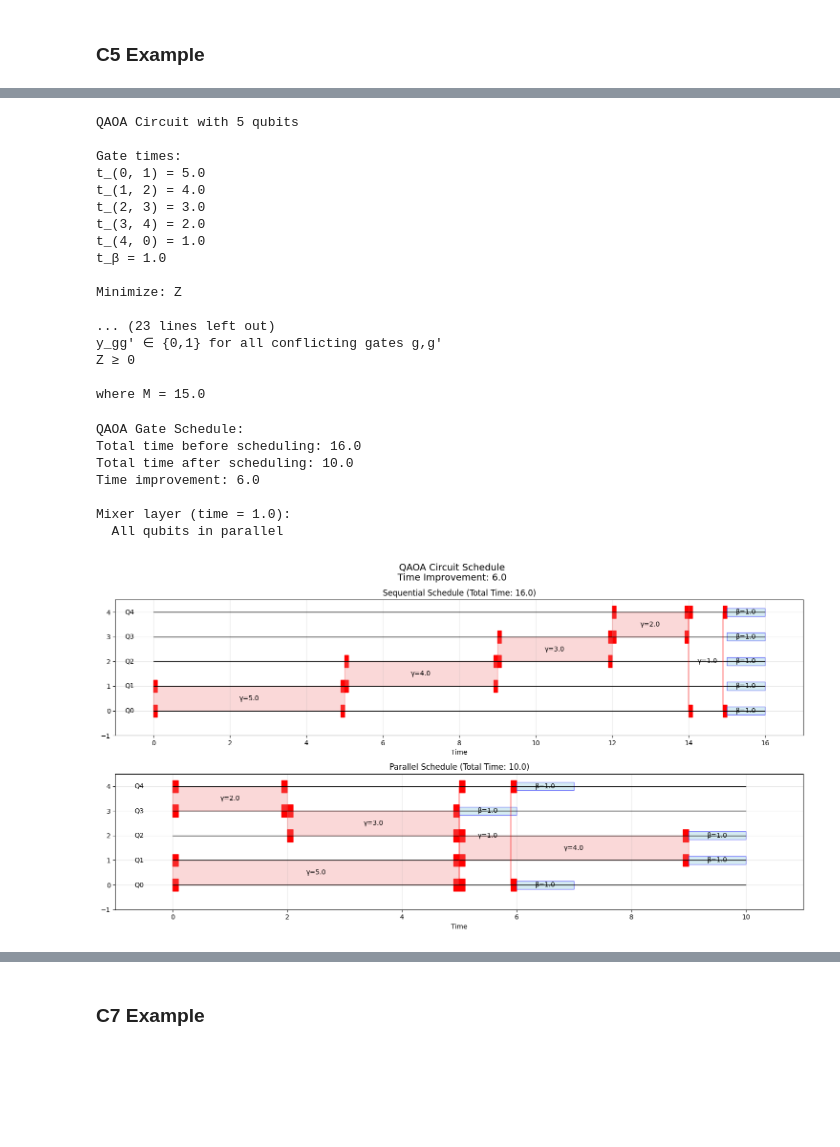
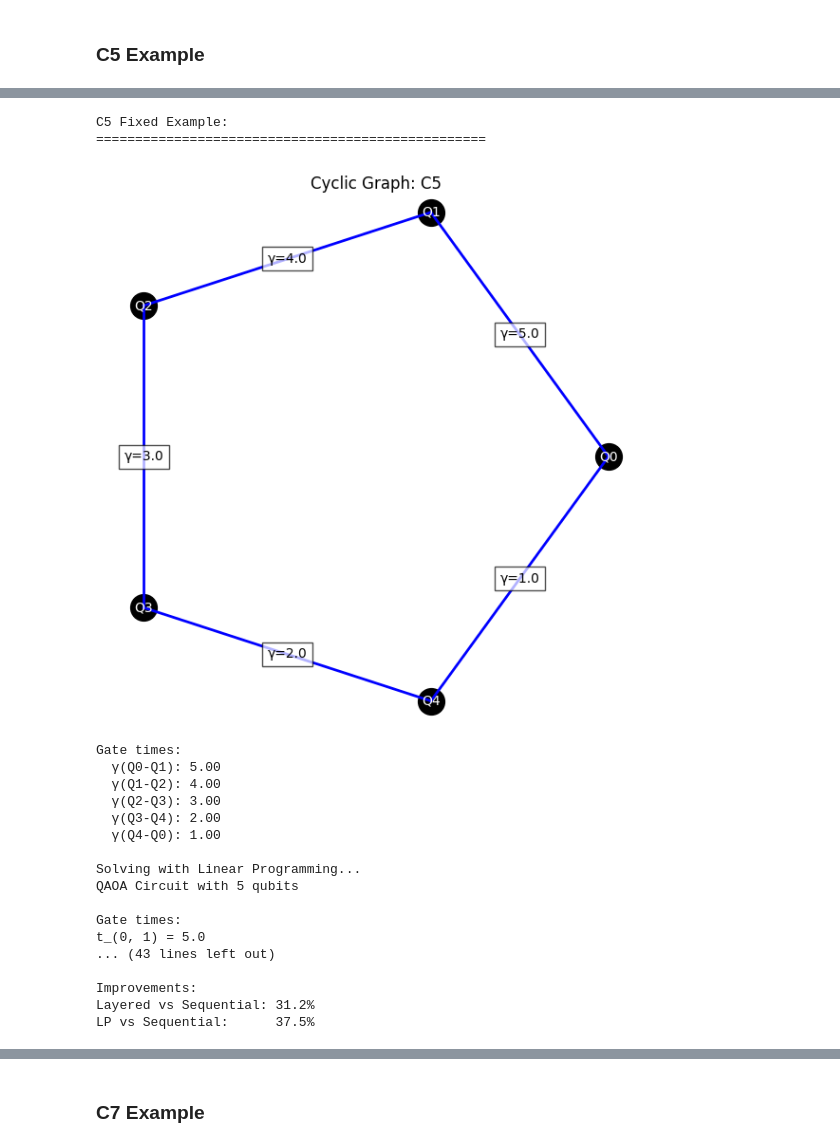
Before and after one commit to Mostafa-Atallah2020/QintProg, a Jupyter notebook: notebooks/QAOA schedueling.ipynb, the cells around one changed output, grey strips where cells are left out. Cells and saved outputs as stored; diff of their text form; code cells hidden in the pictures; blank space fills up the shorter version.

Commit message:
Define the layered schedueling

```diff
--- a/notebooks/QAOA schedueling.ipynb
+++ b/notebooks/QAOA schedueling.ipynb
@@ -38,46 +86,25 @@ visualize_cyclic_graph(circuit, save_path=f'plots/cyclic_v{circuit.n_qubits}_gra
-# %%
-# Create scheduler
-scheduler = QAOAScheduler(circuit)
-# Print LP model
-print(scheduler.get_lp_model())
-# %% [output]
-QAOA Circuit with 5 qubits
-
-Gate times:
-t_(0, 1) = 5.0
-t_(1, 2) = 4.0
-t_(2, 3) = 3.0
-t_(3, 4) = 2.0
-t_(4, 0) = 1.0
-t_β = 1.0
-
-Minimize: Z
-
-... (23 lines left out)
-y_gg' ∈ {0,1} for all conflicting gates g,g'
-Z ≥ 0
-
-where M = 15.0
-# %%
-# Get schedule
-result = scheduler.solve_lp()
-# Print results
-print("\nQAOA Gate Schedule:")
-print(f"Total time before scheduling: {result.total_time_before}")
-print(f"Total time after scheduling: {result.total_time_after}")
-print(f"Time improvement: {result.improvement}")
-print(f"\nMixer layer (time = {result.mixer_layer.time}):")
-print("  All qubits in parallel")
-# %% [output]
-QAOA Gate Schedule:
-Total time before scheduling: 16.0
-Total time after scheduling: 10.0
-Time improvement: 6.0
-
-Mixer layer (time = 1.0):
-  All qubits in parallel
-# %%
-# Visualize schedule
-scheduler.visualize_schedule_comparison(result, save_path=f'plots/cyclic_v{circuit.n_qubits}_schedule.pdf')
-# %% [output]
-[figure, removed]
+# %%
+# Run examples
+c5_circuit = example_c5_circuit()
+c5_layered, c5_lp = run_example_comparison(c5_circuit, "C5 Fixed")
+# %% [output]
+C5 Fixed Example:
+==================================================
+[figure, added]
+Gate times:
+  γ(Q0-Q1): 5.00
+  γ(Q1-Q2): 4.00
+  γ(Q2-Q3): 3.00
+  γ(Q3-Q4): 2.00
+  γ(Q4-Q0): 1.00
+
+Solving with Linear Programming...
+QAOA Circuit with 5 qubits
+
+Gate times:
+t_(0, 1) = 5.0
+... (43 lines left out)
+
+Improvements:
+Layered vs Sequential: 31.2%
+LP vs Sequential:      37.5%
```
Also changed, not shown: parts of 25 cells of this notebook, 10 other files.
